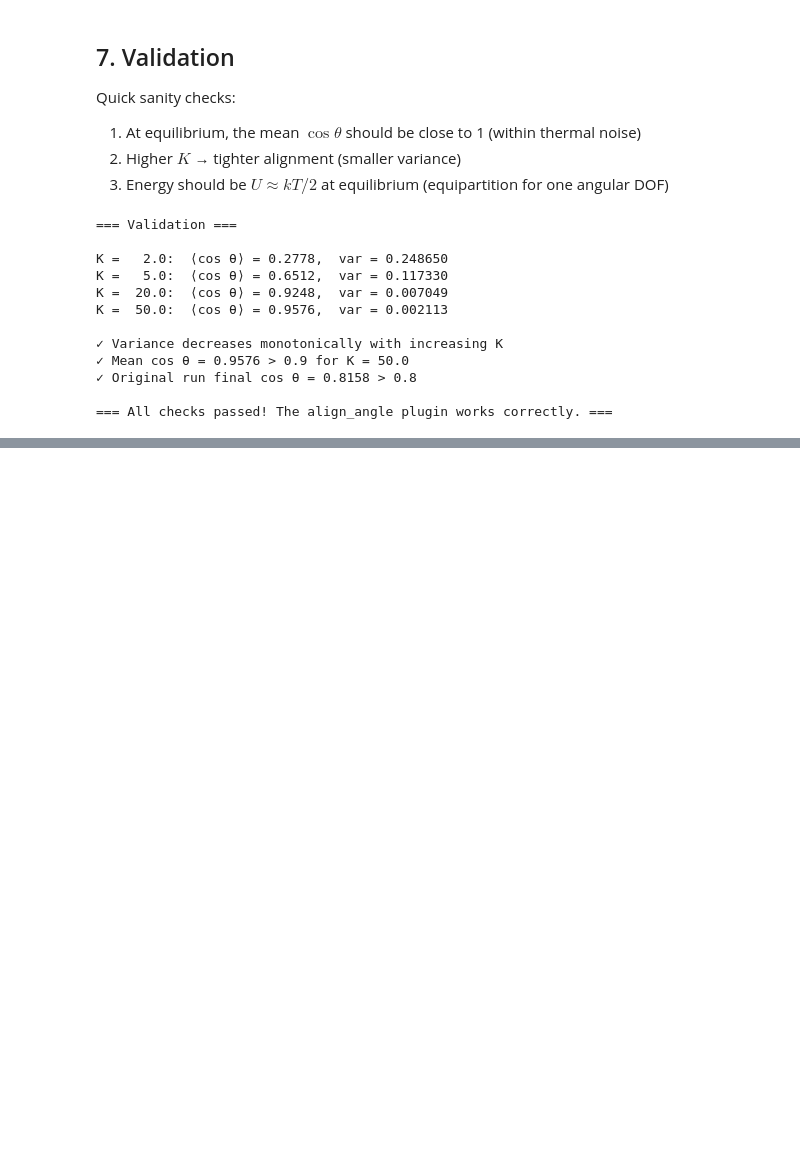
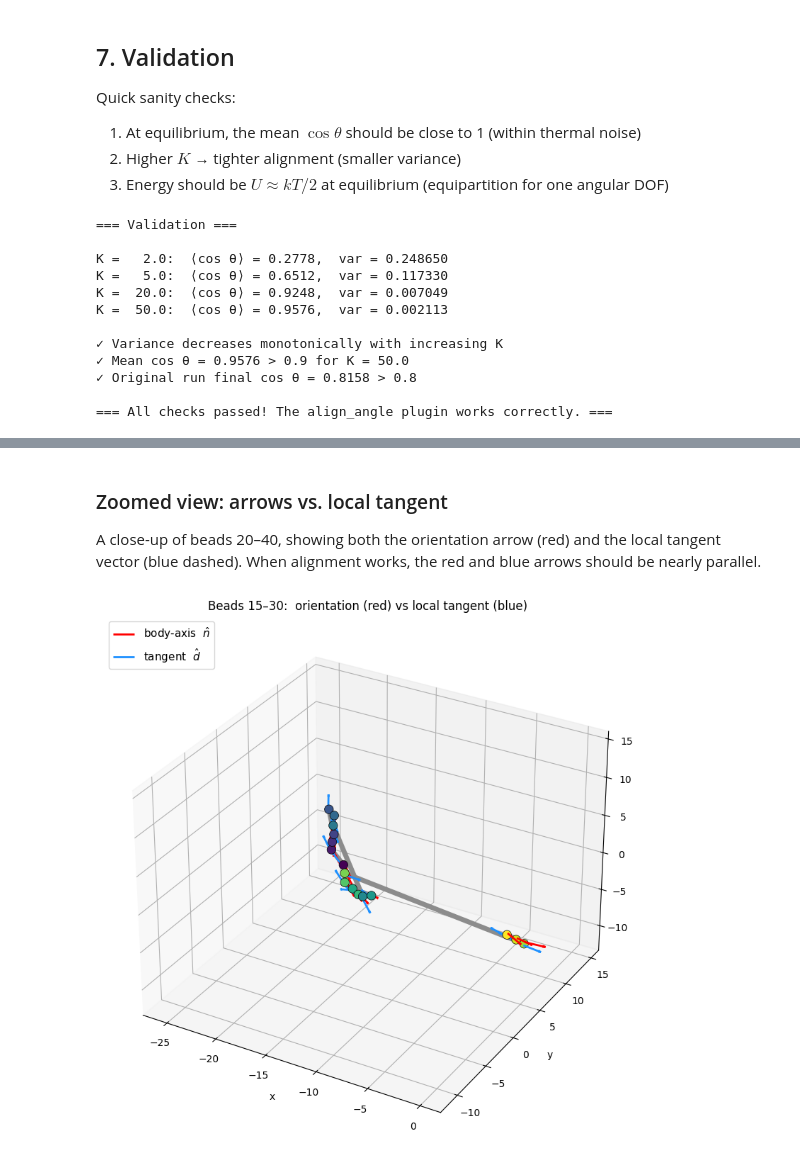
Before and after one commit to golobor/hoomd-align-angle, a Jupyter notebook: demo_align_angle.ipynb, the cells around one changed output, grey strips where cells are left out. Drawn from its saved outputs; the diff is of its cells as text; code cells hidden in the pictures; blank space fills up the shorter version.

```diff
--- a/demo_align_angle.ipynb
+++ b/demo_align_angle.ipynb
@@ -375,0 +621,66 @@ K =  50.0:  ⟨cos θ⟩ = 0.9576,  var = 0.002113
+# %% [markdown]
+### Zoomed view: arrows vs. local tangent
+
+A close-up of beads 20–40, showing both the orientation arrow (red)
+and the local tangent vector (blue dashed). When alignment works, the
+red and blue arrows should be nearly parallel.
+# %%
+# Zoomed 3D view of a sub-section of the chain
+i_lo, i_hi = 15, 30
+sub_pos = pos_final[i_lo : i_hi + 1]
+sub_n   = n_hats[i_lo : i_hi + 1]
+
+fig = plt.figure(figsize=(10, 8))
+ax3 = fig.add_subplot(111, projection="3d")
+
+# Backbone
+for i in range(len(sub_pos) - 1):
+    ax3.plot(
+        sub_pos[i : i + 2, 0], sub_pos[i : i + 2, 1], sub_pos[i : i + 2, 2],
+        color="0.55", lw=5, solid_capstyle="round", zorder=1,
+    )
+
+# Bead markers
+ax3.scatter(*sub_pos.T, s=80, c=np.arange(i_lo, i_hi + 1), cmap="viridis",
+            edgecolors="k", linewidths=0.5, zorder=5, depthshade=False)
+
+# Arrow scale: large enough to see clearly
+al = 1.8
+off = 0.12  # perpendicular offset so red & blue don't overlap
+
+for j_local in range(len(sub_pos)):
+    j_global = i_lo + j_local
+    p = sub_pos[j_local]
+
+    # Orientation arrow (red, solid)
+    nv = sub_n[j_local] * al
+    p_red = p + np.array([0, off, off])
+    ax3.quiver(p_red[0], p_red[1], p_red[2], nv[0], nv[1], nv[2],
+               color="red", linewidth=2, arrow_length_ratio=0.15,
+               label="body-axis  $\\hat{n}$" if j_local == 0 else "")
+
+    # Local tangent arrow (blue) for internal beads
+    if 1 <= j_global <= N_poly - 2:
+        d = pos_final[j_global + 1] - pos_final[j_global - 1]
+        dn = np.linalg.norm(d)
+        if dn > 1e-12:
+            tv = (d / dn) * al
+            p_blue = p - np.array([0, off, off])
+            ax3.quiver(p_blue[0], p_blue[1], p_blue[2], tv[0], tv[1], tv[2],
+                       color="dodgerblue", linewidth=2, arrow_length_ratio=0.15,
+                       label="tangent  $\\hat{d}$" if j_local == 1 else "")
+
+ax3.set_title(f"Beads {i_lo}–{i_hi}:  orientation (red) vs local tangent (blue)", fontsize=12)
+ax3.set_xlabel("x"); ax3.set_ylabel("y"); ax3.set_zlabel("z")
+
+# Tight bounds
+sub_ctr = sub_pos.mean(axis=0)
+sub_ext = max((sub_pos.max(axis=0) - sub_pos.min(axis=0)).max() / 2 * 1.3, 5.0)
+ax3.set_xlim(sub_ctr[0] - sub_ext, sub_ctr[0] + sub_ext)
+ax3.set_ylim(sub_ctr[1] - sub_ext, sub_ctr[1] + sub_ext)
+ax3.set_zlim(sub_ctr[2] - sub_ext, sub_ctr[2] + sub_ext)
+
+ax3.legend(loc="upper left", fontsize=11)
+plt.tight_layout()
+# %% [output]
+[figure, added]
```
Also changed, not shown: parts of 6 cells of this notebook.
